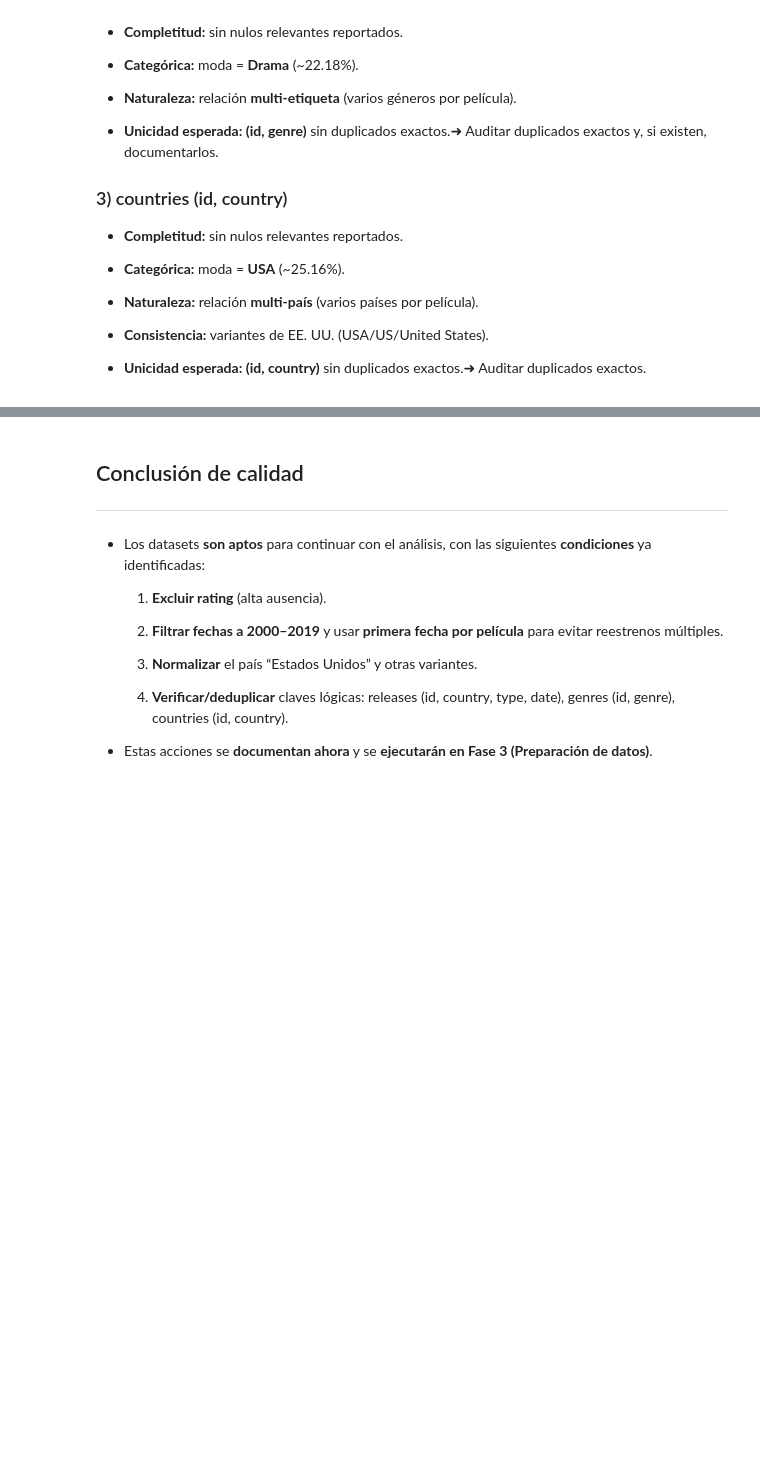
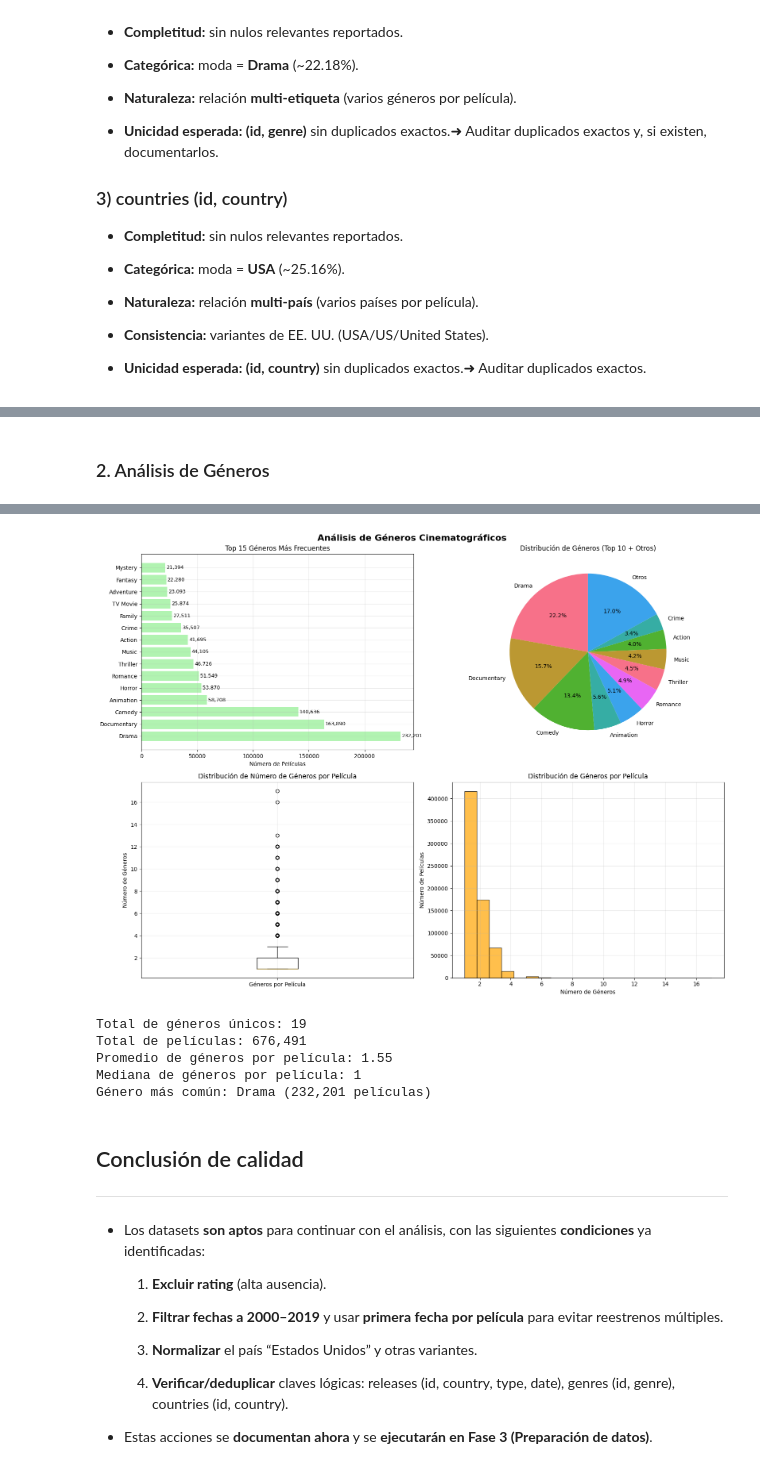
Before and after one commit to Eduardo-G0nzalez/ev1MachineL, a Jupyter notebook: notebooks/Fase2.ipynb, the cells around one changed output, grey strips where cells are left out. Cells and saved outputs as stored; diff of their text form; code cells hidden in the pictures; blank space fills up the shorter version.

```diff
--- a/notebooks/Fase2.ipynb
+++ b/notebooks/Fase2.ipynb
@@ -613,0 +1006,57 @@ display(numeric_position_table(countries))
+# %% [markdown]
+### 2. Análisis de Géneros
+# %%
+# Análisis de géneros
+genres_df = dfs["genres"].copy()
+
+# Top 15 géneros más frecuentes
+top_genres = genres_df['genre'].value_counts().head(15)
+
+# Crear figura con subplots
+fig, axes = plt.subplots(2, 2, figsize=(16, 12))
+fig.suptitle('Análisis de Géneros Cinematográficos', fontsize=16, fontweight='bold')
+
+# 1. Gráfico de barras horizontal - Top 15 géneros
+axes[0,0].barh(range(len(top_genres)), top_genres.values, color='lightgreen', alpha=0.7)
+axes[0,0].set_yticks(range(len(top_genres)))
+axes[0,0].set_yticklabels(top_genres.index)
+axes[0,0].set_title('Top 15 Géneros Más Frecuentes')
+axes[0,0].set_xlabel('Número de Películas')
+axes[0,0].grid(True, alpha=0.3)
+
+# Agregar valores en las barras
+for i, v in enumerate(top_genres.values):
+    axes[0,0].text(v + 1000, i, f'{v:,}', va='center', fontsize=9)
+
+# 2. Gráfico de pastel - Top 10 géneros
+top_10_genres = genres_df['genre'].value_counts().head(10)
+other_count = genres_df['genre'].value_counts().iloc[10:].sum()
+top_10_with_other = top_10_genres.copy()
+top_10_with_other['Otros'] = other_count
+
+axes[0,1].pie(top_10_with_other.values, labels=top_10_with_other.index, autopct='%1.1f%%', startangle=90)
+axes[0,1].set_title('Distribución de Géneros (Top 10 + Otros)')
+
+# 3. Boxplot de distribución de géneros por película
+movies_genre_count = genres_df.groupby('id').size()
+axes[1,0].boxplot([movies_genre_count.values], labels=['Géneros por Película'])
+axes[1,0].set_title('Distribución de Número de Géneros por Película')
+axes[1,0].set_ylabel('Número de Géneros')
+axes[1,0].grid(True, alpha=0.3)
+
+# 4. Histograma de géneros por película
+axes[1,1].hist(movies_genre_count.values, bins=20, alpha=0.7, color='orange', edgecolor='black')
+axes[1,1].set_title('Distribución de Géneros por Película')
+axes[1,1].set_xlabel('Número de Géneros')
+axes[1,1].set_ylabel('Número de Películas')
+axes[1,1].grid(True, alpha=0.3)
+
+plt.tight_layout()
+plt.show()
+
+print(f"Total de géneros únicos: {genres_df['genre'].nunique()}")
+print(f"Total de películas: {genres_df['id'].nunique():,}")
+print(f"Promedio de géneros por película: {movies_genre_count.mean():.2f}")
+print(f"Mediana de géneros por película: {movies_genre_count.median():.0f}")
+print(f"Género más común: {top_genres.index[0]} ({top_genres.iloc[0]:,} películas)")
+# %% [output]
@@ -614,3 +1064,9 @@ display(numeric_position_table(countries))
+[figure, added]
+Total de géneros únicos: 19
+Total de películas: 676,491
+Promedio de géneros por película: 1.55
+Mediana de géneros por película: 1
+Género más común: Drama (232,201 películas)
 # %% [markdown]
 ## Conclusión de calidad
 ------------------------------
```
Also changed, not shown: parts of 10 cells of this notebook, 25 other files.
